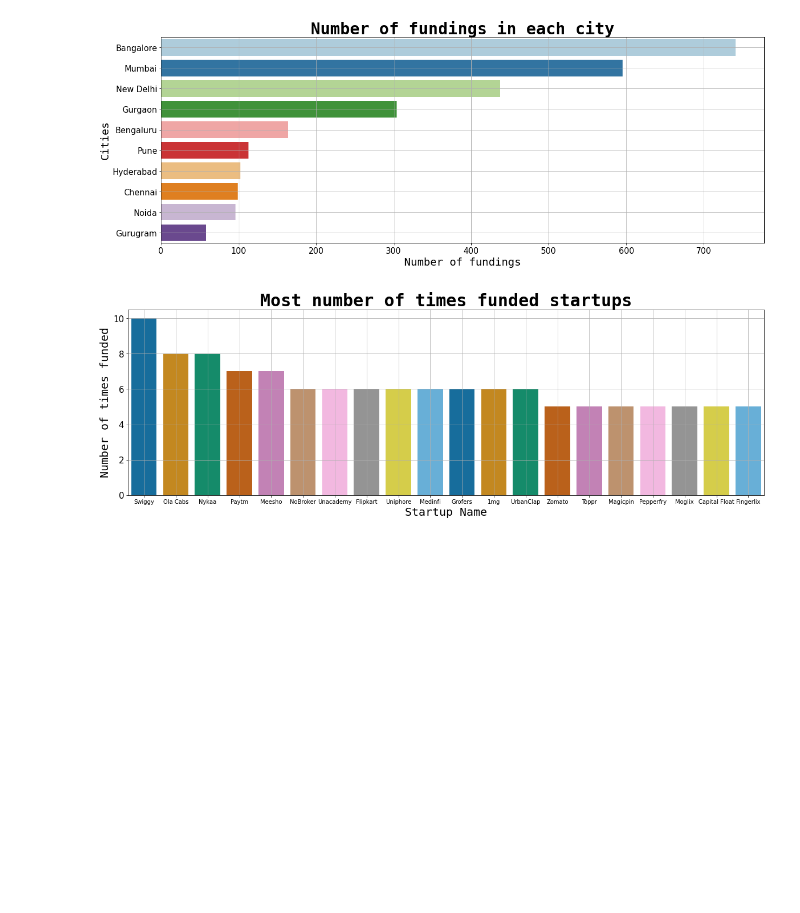
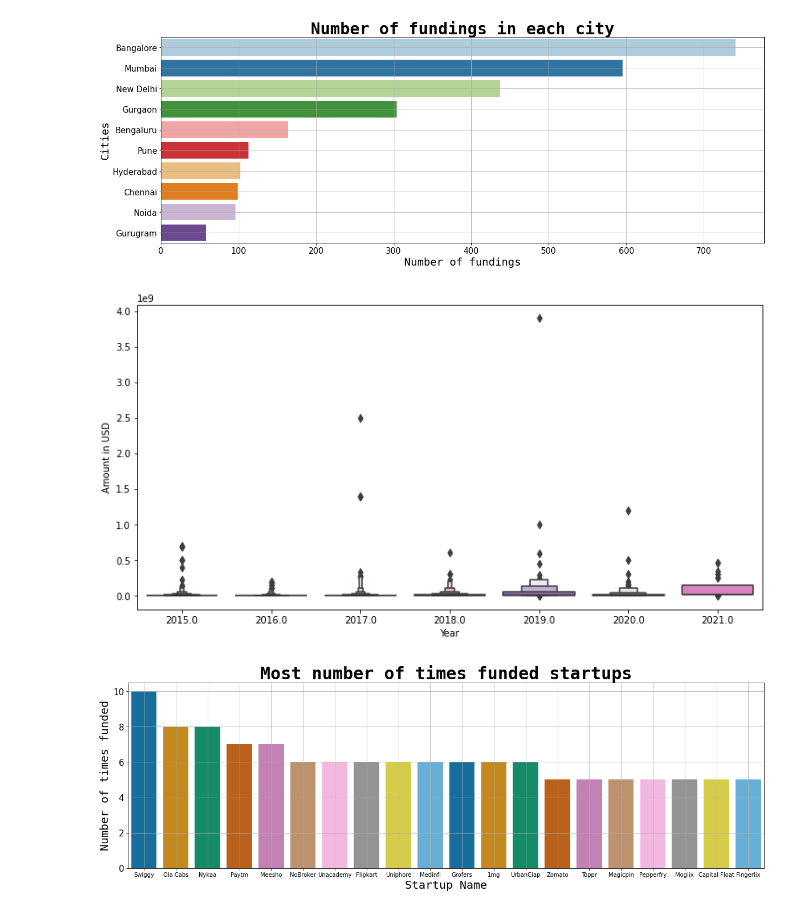
Before and after one commit to Prasaanth-Vallabhan/Probability-Project, a Jupyter notebook: dataAnalysis.ipynb, the cells around one changed output. Cells and saved outputs as stored; diff of their text form; code cells hidden in the pictures; blank space fills up the shorter version.

```diff
--- a/dataAnalysis.ipynb
+++ b/dataAnalysis.ipynb
@@ -211,6 +193,12 @@ plt.grid()
 plt.show()
 # %% [output]
 [figure]
+# %%
+plt.figure(figsize=(12,6))
+sns.boxenplot(data=startup_data, x='Year', y='Amount in USD')
+plt.show()
+# %% [output]
+[figure, added]
 # %%
 most_funded = startup_data['Startup Name'].value_counts().head(20)
 plt.figure(figsize = (20, 6))
```
Also changed, not shown: parts of 3 cells of this notebook.
